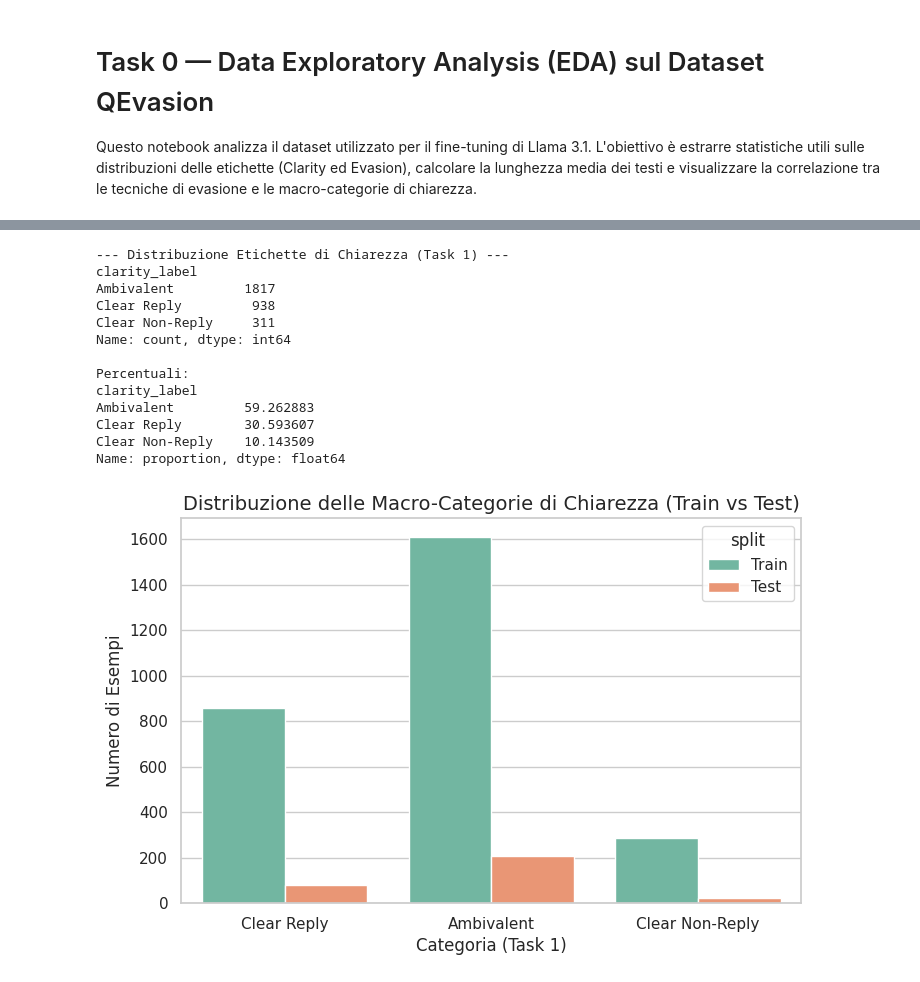
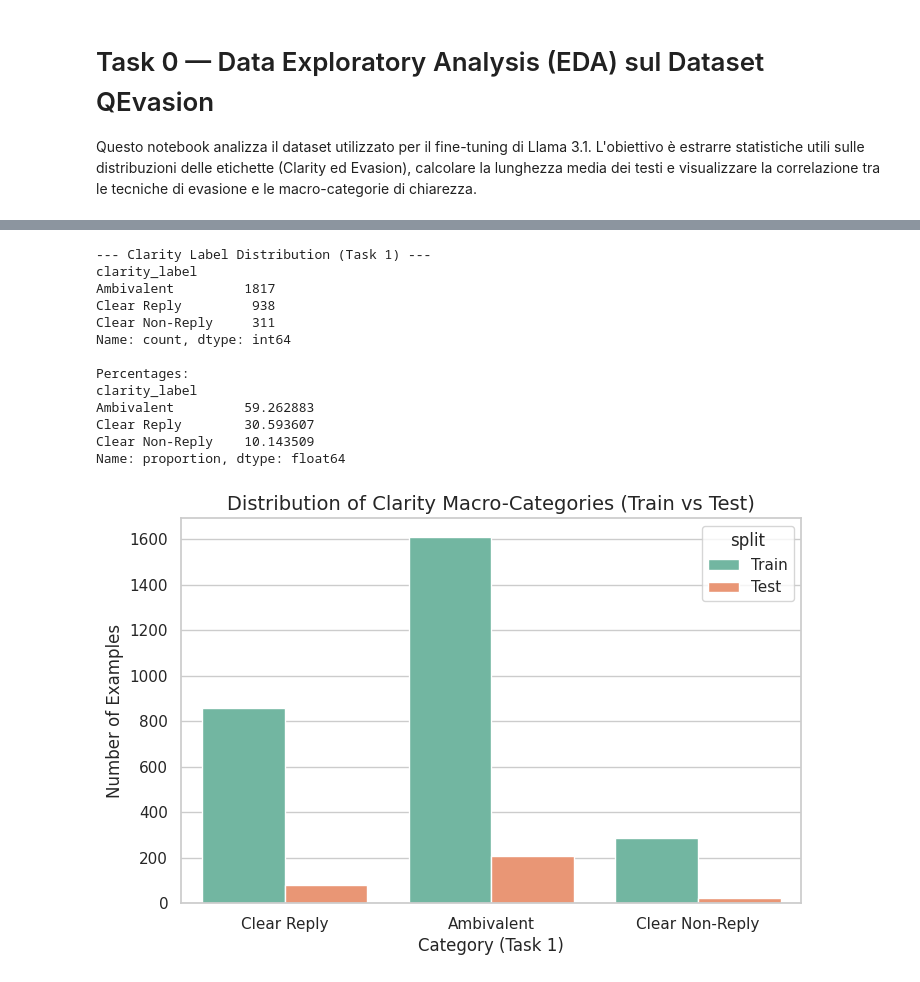
Before and after one commit to itsPinguiz/CLARITY, a Jupyter notebook: notebooks/01_data_analysis.ipynb, the cells around one changed output, grey strips where cells are left out. Saved outputs shown, nothing was run; the diff lists cells and outputs as text; code cells hidden in the pictures.

```diff
--- a/notebooks/01_data_analysis.ipynb
+++ b/notebooks/01_data_analysis.ipynb
@@ -95,36 +100,36 @@ Dataset caricato con successo.
 # %%
 # ============================================================
-# CELLA 3 — Distribuzione Macro-Categorie (Task 1: Clarity)
+# CELL 3 — Macro-Category Distribution (Task 1: Clarity)
 # ============================================================
 
-print("--- Distribuzione Etichette di Chiarezza (Task 1) ---")
+print("--- Clarity Label Distribution (Task 1) ---")
 clarity_counts = df_all['clarity_label'].value_counts()
 print(clarity_counts)
-print(f"\nPercentuali:\n{df_all['clarity_label'].value_counts(normalize=True) * 100}")
+print(f"\nPercentages:\n{df_all['clarity_label'].value_counts(normalize=True) * 100}")
 
 plt.figure(figsize=(8, 5))
 ax = sns.countplot(data=df_all, x='clarity_label', hue='split', palette='Set2',
                    order=["Clear Reply", "Ambivalent", "Clear Non-Reply"])
 
-plt.title('Distribuzione delle Macro-Categorie di Chiarezza (Train vs Test)', fontsize=14)
-plt.xlabel('Categoria (Task 1)', fontsize=12)
-plt.ylabel('Numero di Esempi', fontsize=12)
+plt.title('Distribution of Clarity Macro-Categories (Train vs Test)', fontsize=14)
+plt.xlabel('Category (Task 1)', fontsize=12)
+plt.ylabel('Number of Examples', fontsize=12)
 
-# Salva il grafico
-plt.savefig(f"{ANALYSIS_DIR}/distribuzione_clarity.png", bbox_inches='tight', dpi=300)
+# Save the plot
+plt.savefig(f"{ANALYSIS_DIR}/clarity_distribution.png", bbox_inches='tight', dpi=300)
 plt.show()
 # %% [output]
---- Distribuzione Etichette di Chiarezza (Task 1) ---
+--- Clarity Label Distribution (Task 1) ---
 clarity_label
 Ambivalent         1817
 Clear Reply         938
 Clear Non-Reply     311
 Name: count, dtype: int64
 
-Percentuali:
+Percentages:
 clarity_label
 Ambivalent         59.262883
 Clear Reply        30.593607
 Clear Non-Reply    10.143509
 Name: proportion, dtype: float64
-[figure, old version]
+[figure, new version]
```
Also changed, not shown: parts of 26 cells of this notebook.
